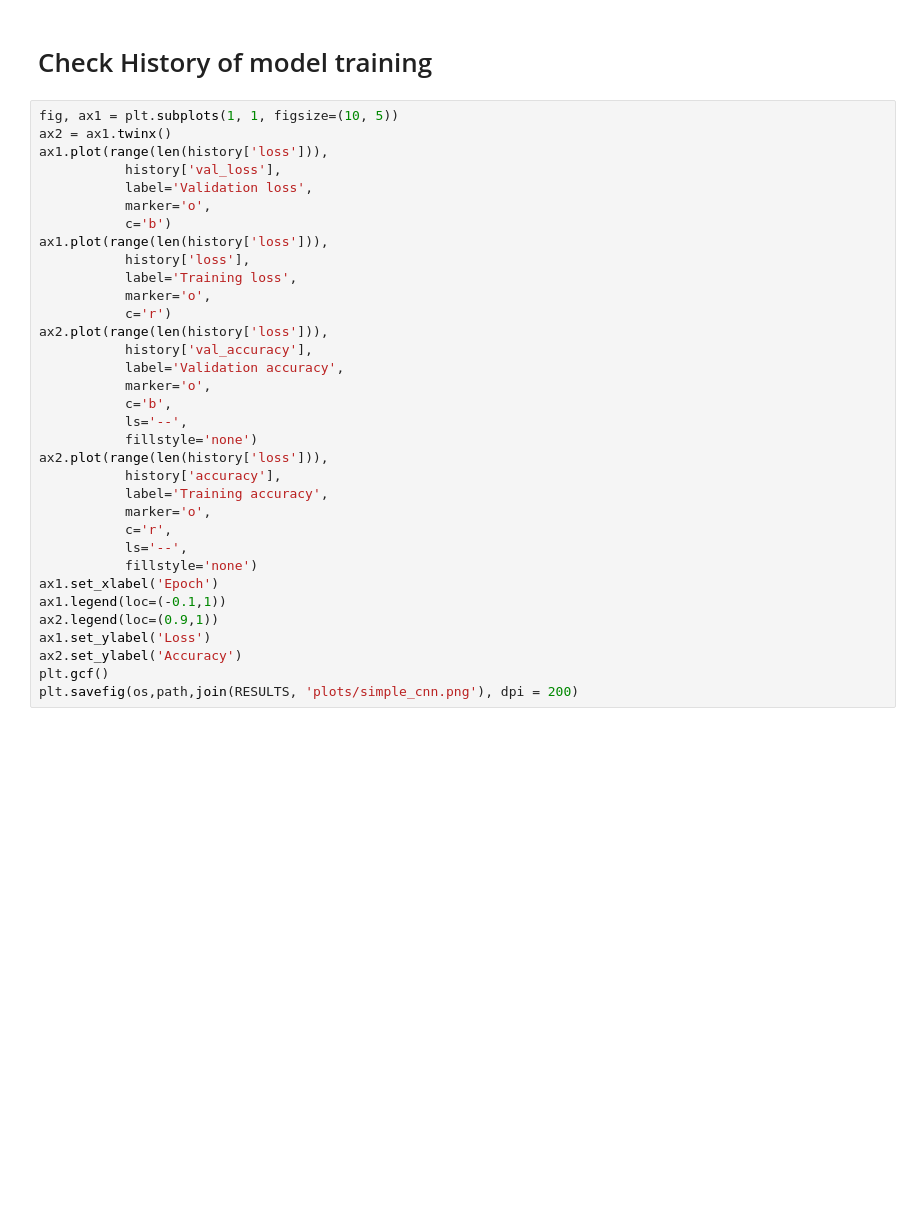
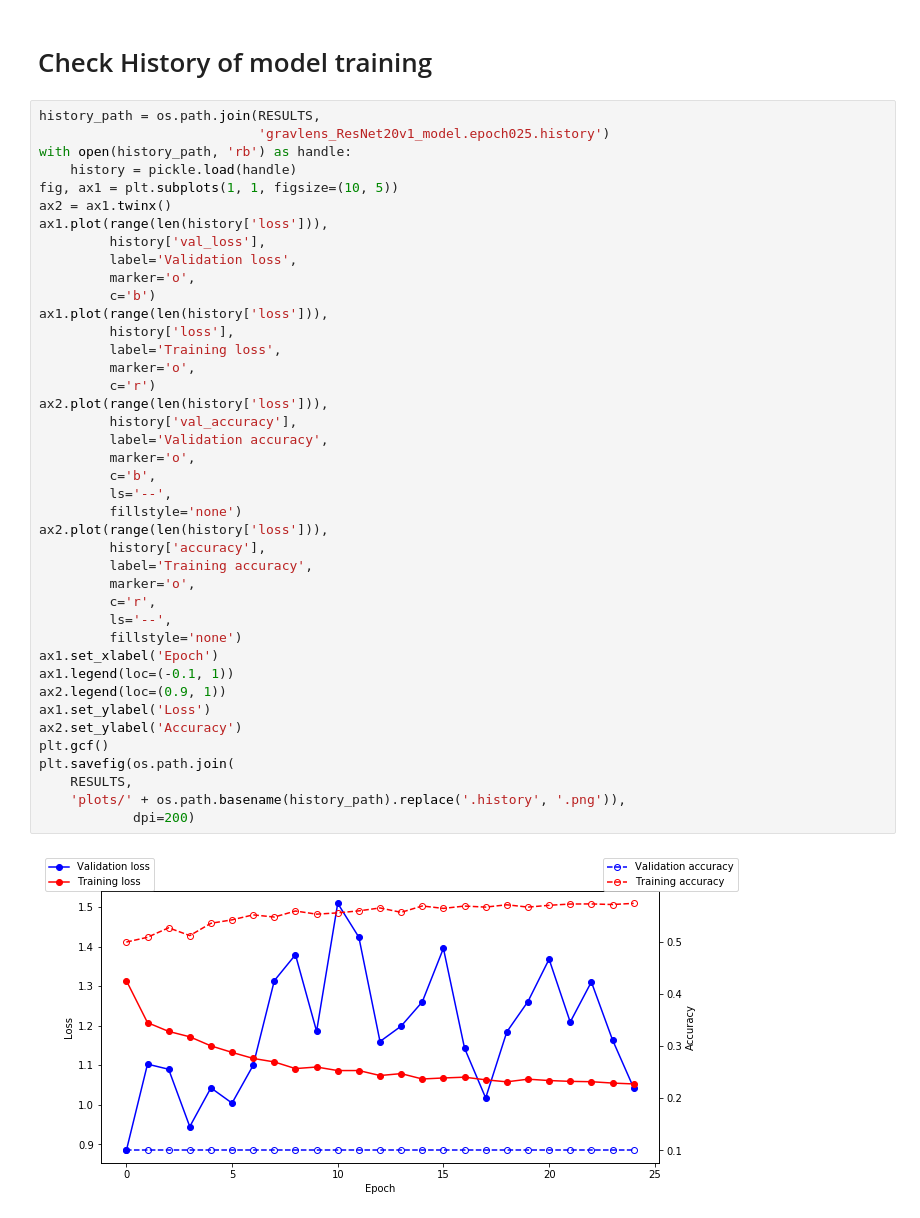
Before and after one commit to dforero0896/gravitational_lens_ml, a Jupyter notebook: src/ipynb/analysis.ipynb, the cells around one changed output. Saved outputs shown, nothing was run; the diff lists cells and outputs as text; blank space fills up the shorter version.

```diff
--- a/src/ipynb/analysis.ipynb
+++ b/src/ipynb/analysis.ipynb
@@ -500,36 +713,45 @@ print('The prediction on random noise is: %.2f'%random_prediction)
 # %% [markdown]
 # Check History of model training
 # %%
+history_path = os.path.join(RESULTS,
+                            'gravlens_ResNet20v1_model.epoch025.history')
+with open(history_path, 'rb') as handle:
+    history = pickle.load(handle)
 fig, ax1 = plt.subplots(1, 1, figsize=(10, 5))
 ax2 = ax1.twinx()
 ax1.plot(range(len(history['loss'])),
-           history['val_loss'],
-           label='Validation loss',
-           marker='o',
-           c='b')
+         history['val_loss'],
+         label='Validation loss',
+         marker='o',
+         c='b')
 ax1.plot(range(len(history['loss'])),
-           history['loss'],
-           label='Training loss',
-           marker='o',
-           c='r')
+         history['loss'],
+         label='Training loss',
+         marker='o',
+         c='r')
 ax2.plot(range(len(history['loss'])),
-           history['val_accuracy'],
-           label='Validation accuracy',
-           marker='o',
-           c='b',
-           ls='--',
-           fillstyle='none')
+         history['val_accuracy'],
+         label='Validation accuracy',
+         marker='o',
+         c='b',
+         ls='--',
+         fillstyle='none')
 ax2.plot(range(len(history['loss'])),
-           history['accuracy'],
-           label='Training accuracy',
-           marker='o',
-           c='r',
-           ls='--',
-           fillstyle='none')
+         history['accuracy'],
+         label='Training accuracy',
+         marker='o',
+         c='r',
+         ls='--',
+         fillstyle='none')
 ax1.set_xlabel('Epoch')
-ax1.legend(loc=(-0.1,1))
-ax2.legend(loc=(0.9,1))
+ax1.legend(loc=(-0.1, 1))
+ax2.legend(loc=(0.9, 1))
 ax1.set_ylabel('Loss')
 ax2.set_ylabel('Accuracy')
 plt.gcf()
-plt.savefig(os,path,join(RESULTS, 'plots/simple_cnn.png'), dpi = 200)
+plt.savefig(os.path.join(
+    RESULTS,
+    'plots/' + os.path.basename(history_path).replace('.history', '.png')),
+            dpi=200)
+# %% [output]
+[figure, added]
```
Also changed, not shown: parts of 24 cells of this notebook, 2 other files.
